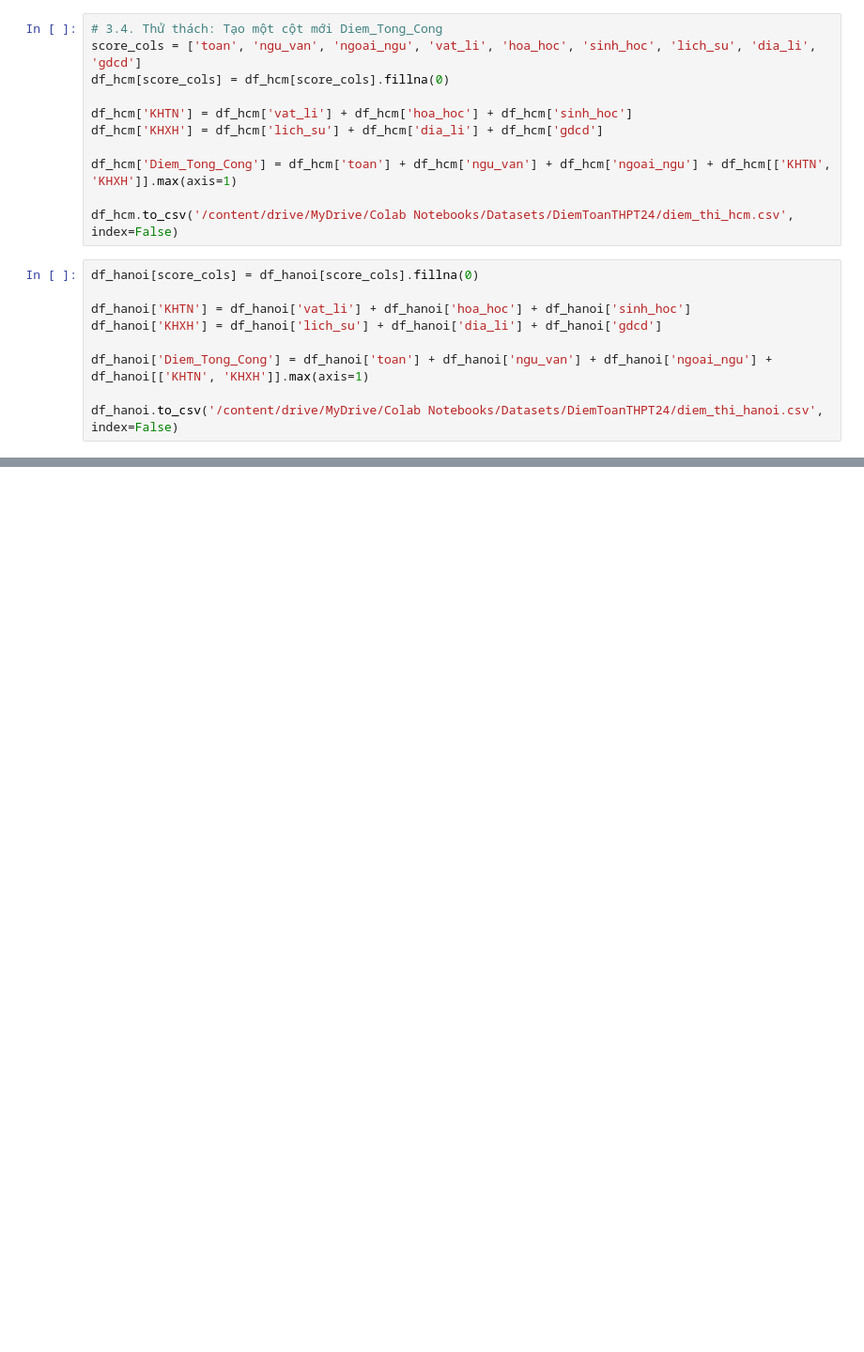
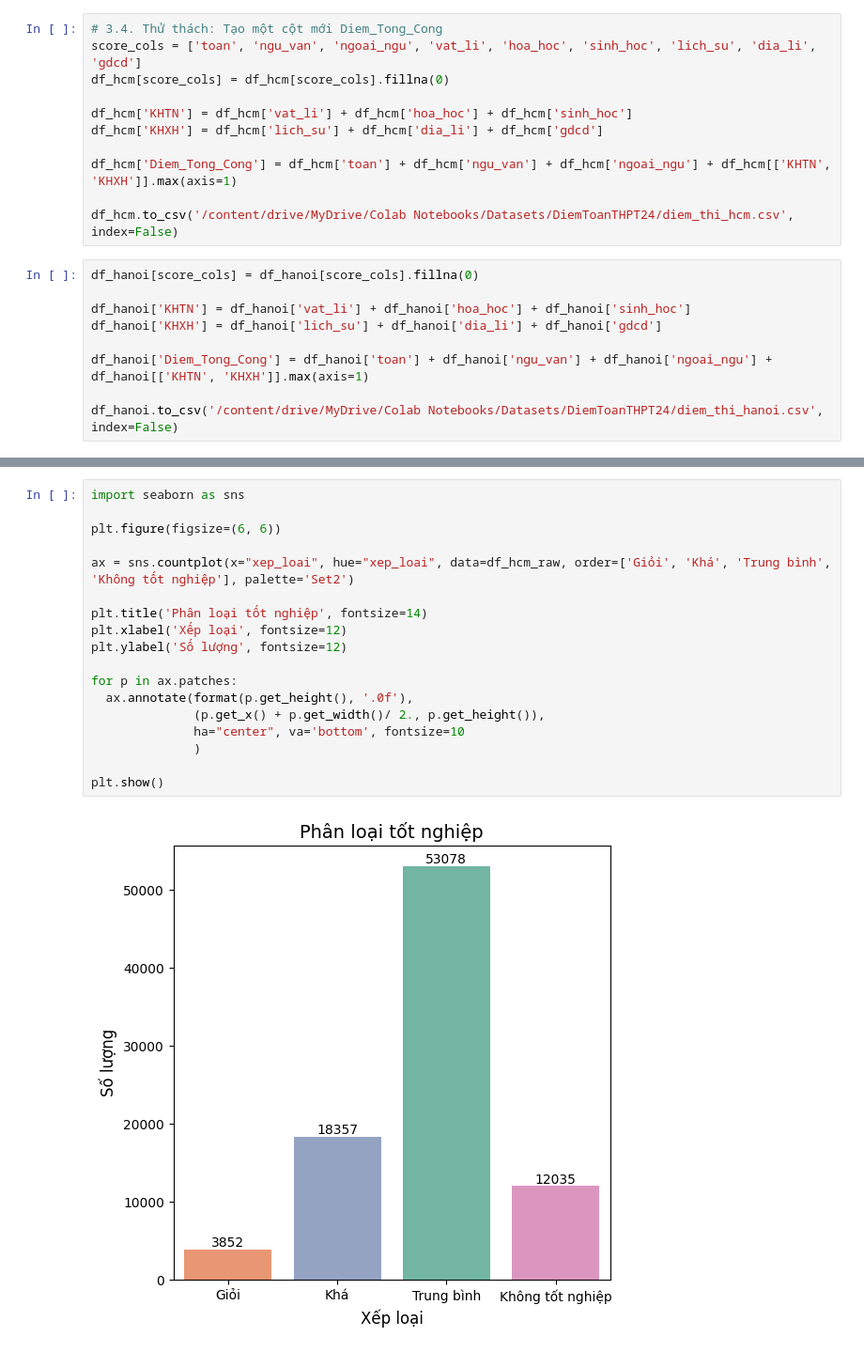
Before and after one commit to vnscience/DataMining, a Jupyter notebook: KPDL_BTH02.ipynb, the cells around one changed output, grey strips where cells are left out. Shown at 94% size. Drawn from its saved outputs; the diff is of its cells as text; blank space fills up the shorter version.

```diff
--- a/KPDL_BTH02.ipynb
+++ b/KPDL_BTH02.ipynb
@@ -196,0 +251,20 @@ df_hanoi.to_csv('/content/drive/MyDrive/Colab Notebooks/Datasets/DiemToanTHPT24/
+# %%
+import seaborn as sns
+
+plt.figure(figsize=(6, 6))
+
+ax = sns.countplot(x="xep_loai", hue="xep_loai", data=df_hcm_raw, order=['Giỏi', 'Khá', 'Trung bình', 'Không tốt nghiệp'], palette='Set2')
+
+plt.title('Phân loại tốt nghiệp', fontsize=14)
+plt.xlabel('Xếp loại', fontsize=12)
+plt.ylabel('Số lượng', fontsize=12)
+
+for p in ax.patches:
+  ax.annotate(format(p.get_height(), '.0f'),
+              (p.get_x() + p.get_width()/ 2., p.get_height()),
+              ha="center", va='bottom', fontsize=10
+              )
+
+plt.show()
+# %% [output]
+[figure, added]
```
Also changed, not shown: parts of 2 cells of this notebook.
